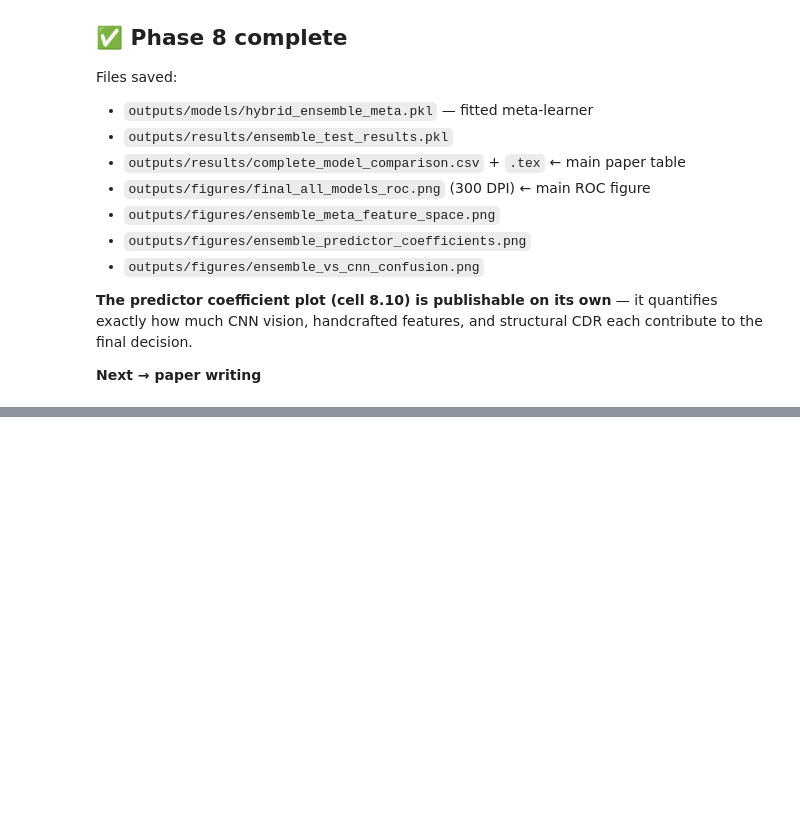
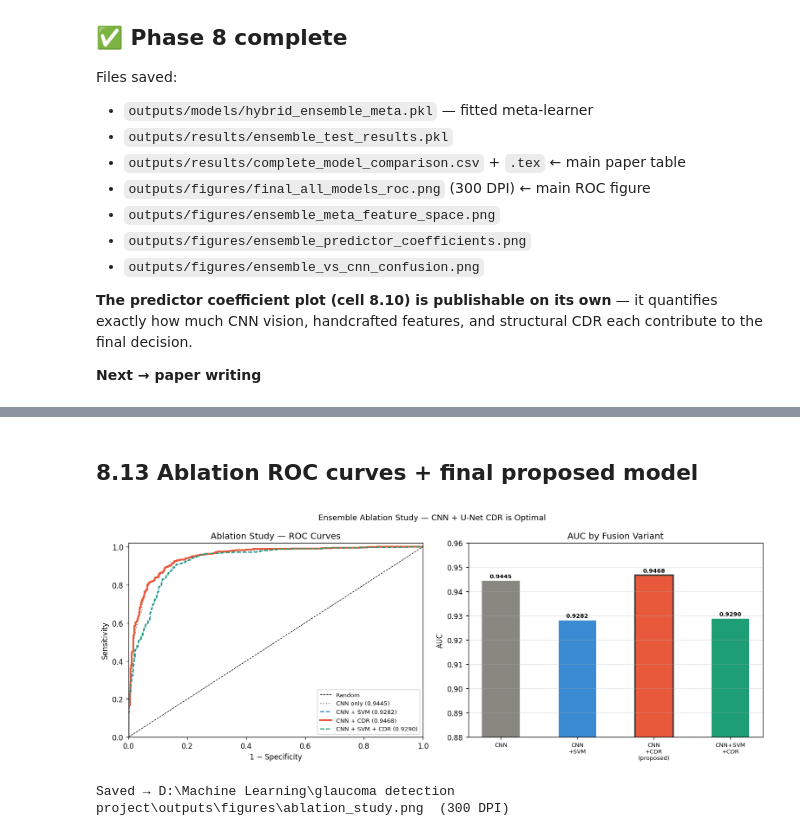
Before and after one commit to Sourajit-M/glaucoma-detection-project, a Jupyter notebook: notebooks/08_ensemble.ipynb, the cells around one changed output, grey strips where cells are left out. Drawn from its saved outputs; the diff is of its cells as text; code cells hidden in the pictures; blank space fills up the shorter version.

Commit message:
feat: Implement hybrid ensemble model (CNN + SVM + CDR) and conduct ablation study, generating associated results and figures.

```diff
--- a/notebooks/08_ensemble.ipynb
+++ b/notebooks/08_ensemble.ipynb
@@ -518,0 +580,79 @@ and structural CDR each contribute to the final decision.
+# %% [markdown]
+## 8.13 Ablation ROC curves + final proposed model
+# %%
+from sklearn.metrics import roc_curve
+
+# Best variant is CNN + CDR
+best_variant = next(r for r in ablation_results if 'CDR' in r['label'] and 'SVM' not in r['label'])
+joblib.dump(best_variant, RESULTS_DIR / 'proposed_cnn_cdr_results.pkl')
+
+fig, axes = plt.subplots(1, 2, figsize=(13, 5))
+
+# ── Left: ablation ROC ──────────────────────────────────────────────
+ax = axes[0]
+ax.plot([0,1],[0,1],'k--',linewidth=0.8,label='Random')
+
+ablation_colours = {
+    'CNN only':              '#888780',
+    'CNN + SVM':             '#3B8BD4',
+    'CNN + CDR ← proposed':  '#E8593C',
+    'CNN + SVM + CDR':       '#1D9E75',
+}
+ablation_styles = {
+    'CNN only':              ':',
+    'CNN + SVM':             '--',
+    'CNN + CDR ← proposed':  '-',
+    'CNN + SVM + CDR':       '--',
+}
+ablation_widths = {
+    'CNN only':              1.5,
+    'CNN + SVM':             1.5,
+    'CNN + CDR ← proposed':  2.5,
+    'CNN + SVM + CDR':       1.5,
+}
+
+for r in ablation_results:
+    fpr, tpr, _ = roc_curve(y_test_aligned, r['y_prob'])
+    label = r['label'].replace(' ← proposed','')
+    ax.plot(fpr, tpr,
+            color=ablation_colours[r['label']],
+            linestyle=ablation_styles[r['label']],
+            linewidth=ablation_widths[r['label']],
+            label=f"{label} ({r['auc']:.4f})")
+
+ax.set_xlabel('1 − Specificity'); ax.set_ylabel('Sensitivity')
+ax.set_title('Ablation Study — ROC Curves')
+ax.legend(fontsize=8, loc='lower right')
+ax.set_xlim([0,1]); ax.set_ylim([0,1.02])
+
+# ── Right: bar chart of AUC per variant ─────────────────────────────
+ax2 = axes[1]
+labels_short = ['CNN', 'CNN\n+SVM', 'CNN\n+CDR\n(proposed)', 'CNN+SVM\n+CDR']
+aucs_abl     = [r['auc'] for r in ablation_results]
+bar_cols     = ['#888780','#3B8BD4','#E8593C','#1D9E75']
+
+bars = ax2.bar(range(4), aucs_abl, color=bar_cols, width=0.5, edgecolor='white')
+ax2.set_xticks(range(4))
+ax2.set_xticklabels(labels_short, fontsize=8)
+ax2.set_ylim([0.88, 0.96])
+ax2.set_ylabel('AUC')
+ax2.set_title('AUC by Fusion Variant')
+ax2.grid(axis='y', alpha=0.3)
+
+for bar, auc in zip(bars, aucs_abl):
+    ax2.text(bar.get_x() + bar.get_width()/2, bar.get_height() + 0.0005,
+             f'{auc:.4f}', ha='center', va='bottom', fontsize=8, fontweight='bold')
+
+# Highlight best
+best_idx = aucs_abl.index(max(aucs_abl))
+bars[best_idx].set_edgecolor('#333')
+bars[best_idx].set_linewidth(2)
+
+plt.suptitle('Ensemble Ablation Study — CNN + U-Net CDR is Optimal', fontsize=11)
+plt.tight_layout()
+plt.savefig(FIGURES_DIR / 'ablation_study.png', bbox_inches='tight', dpi=300)
+plt.show()
+print(f'Saved → {FIGURES_DIR / "ablation_study.png"}  (300 DPI)')
+# %% [output]
+[figure, added]
+Saved → D:\Machine Learning\glaucoma detection project\outputs\figures\ablation_study.png  (300 DPI)
```
Also changed, not shown: parts of 4 cells of this notebook, 4 other files.
